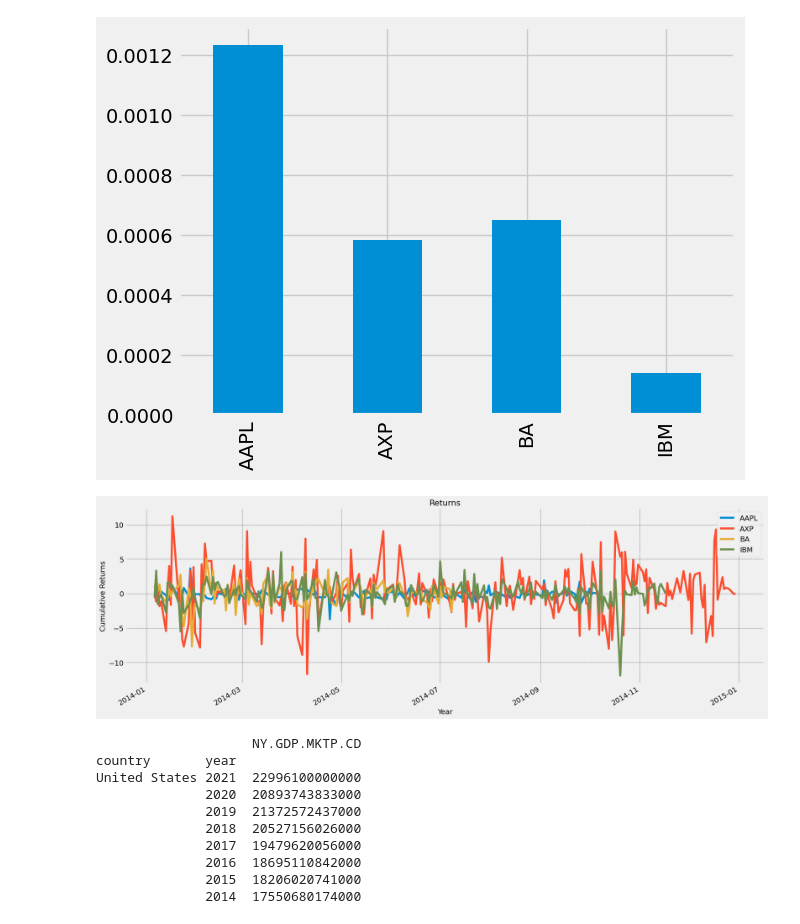
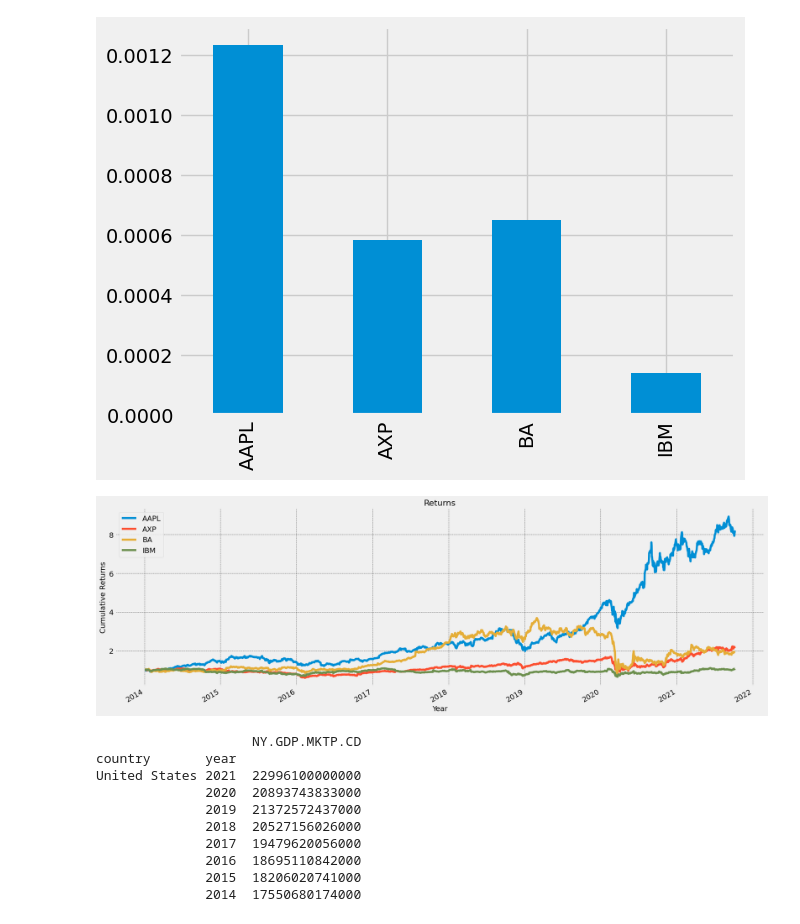
Before and after one commit to iiaroshev/dig-tools, a Jupyter notebook: digit-tools/research code/research.ipynb, the cells around one changed output. Drawn from its saved outputs; the diff is of its cells as text; code cells hidden in the pictures.

```diff
--- a/digit-tools/research code/research.ipynb
+++ b/digit-tools/research code/research.ipynb
@@ -111,23 +111,23 @@ data_pct.mean().plot.bar()
 [figure]
 # %%
 # Plot all the close prices
-((data_pct.pct_change()+1).cumprod()).plot(figsize=(20, 7))
+((data_ind.pct_change()+1).cumprod()).plot(figsize=(20, 7))
 
 # Show the legend
 plt.legend()
 
 # Define the label for the title of the figure
 plt.title("Returns", fontsize=16)
 
 # Define the labels for x-axis and y-axis
 plt.ylabel('Cumulative Returns', fontsize=14)
 plt.xlabel('Year', fontsize=14)
 
 # Plot the grid lines
 plt.grid(which="major", color='k', linestyle='-.', linewidth=0.4)
 plt.show()
 # %% [output]
-[figure, old version]
+[figure, new version]
 # %%
 
 gdp = wb.download(indicator='NY.GDP.MKTP.CD', country='US', start=2014, end=2021)
```
